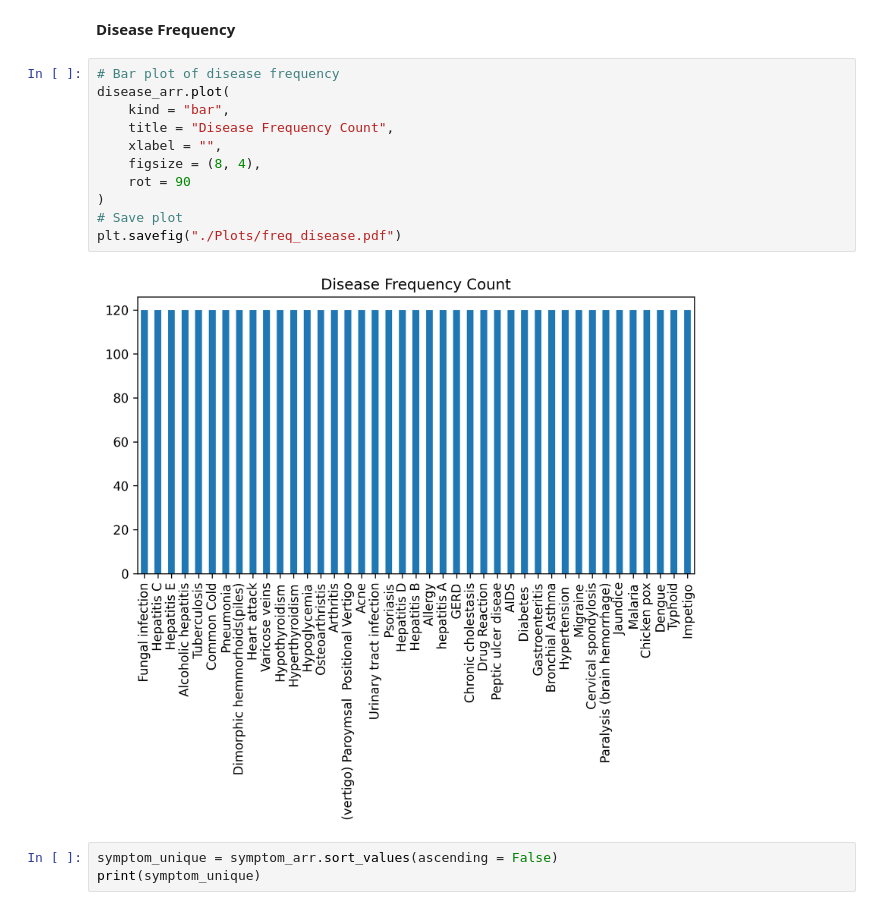
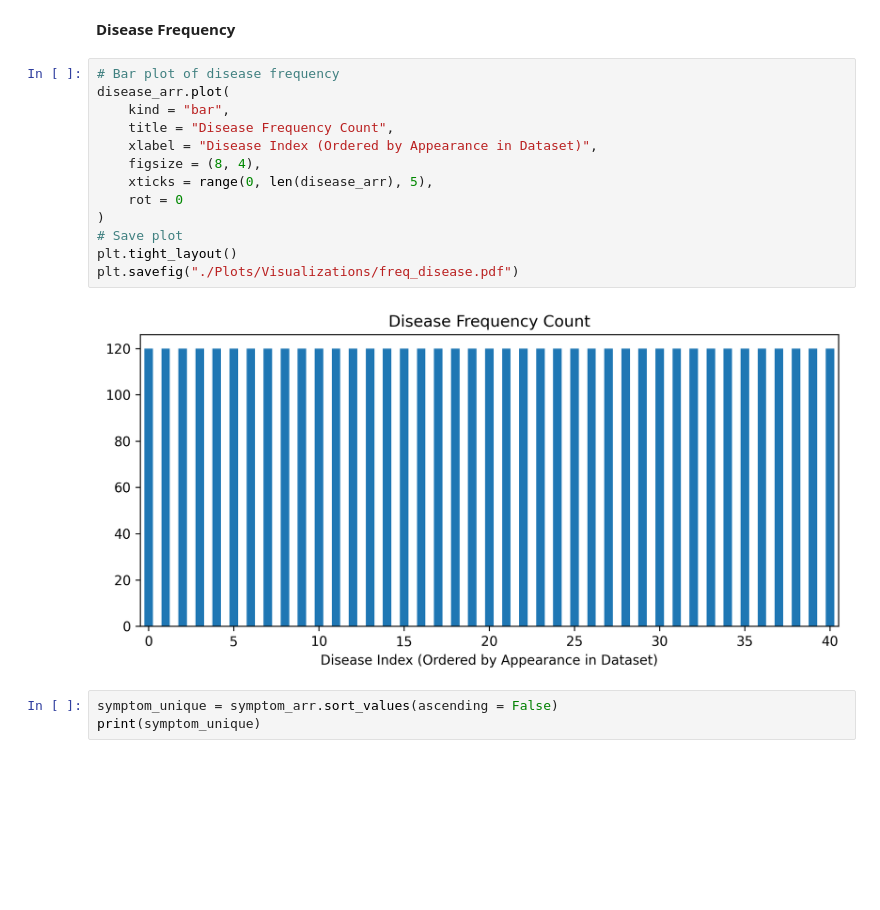
Before and after one commit to domipm/AML-Disease-Symptom, a Jupyter notebook: Visualizations.ipynb, the cells around one changed output. Drawn from its saved outputs; the diff is of its cells as text; blank space fills up the shorter version.

```diff
--- a/Visualizations.ipynb
+++ b/Visualizations.ipynb
@@ -204,16 +206,18 @@ plt.savefig("./Plots/freq_symptoms_10least.pdf")
 # %%
 # Bar plot of disease frequency
 disease_arr.plot(
     kind = "bar",
     title = "Disease Frequency Count",
-    xlabel = "",
+    xlabel = "Disease Index (Ordered by Appearance in Dataset)",
     figsize = (8, 4),
-    rot = 90
+    xticks = range(0, len(disease_arr), 5),
+    rot = 0
 )
 # Save plot
-plt.savefig("./Plots/freq_disease.pdf")
+plt.tight_layout()
+plt.savefig("./Plots/Visualizations/freq_disease.pdf")
 # %% [output]
-[figure, old version]
+[figure, new version]
 # %%
 symptom_unique = symptom_arr.sort_values(ascending = False)
 print(symptom_unique)
```
Also changed, not shown: parts of 7 cells of this notebook, 8 other files.
